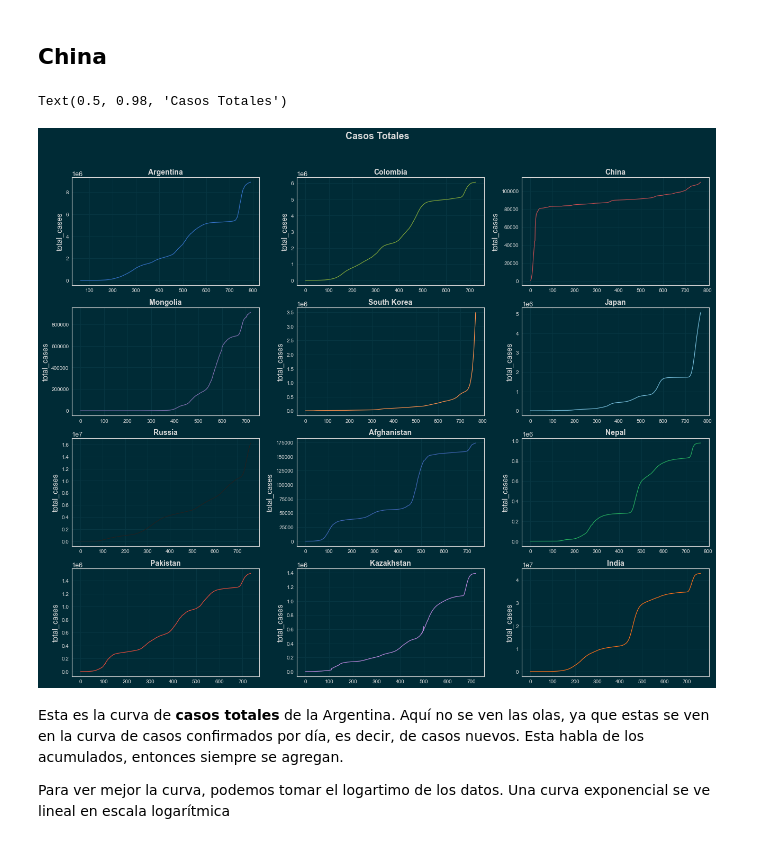
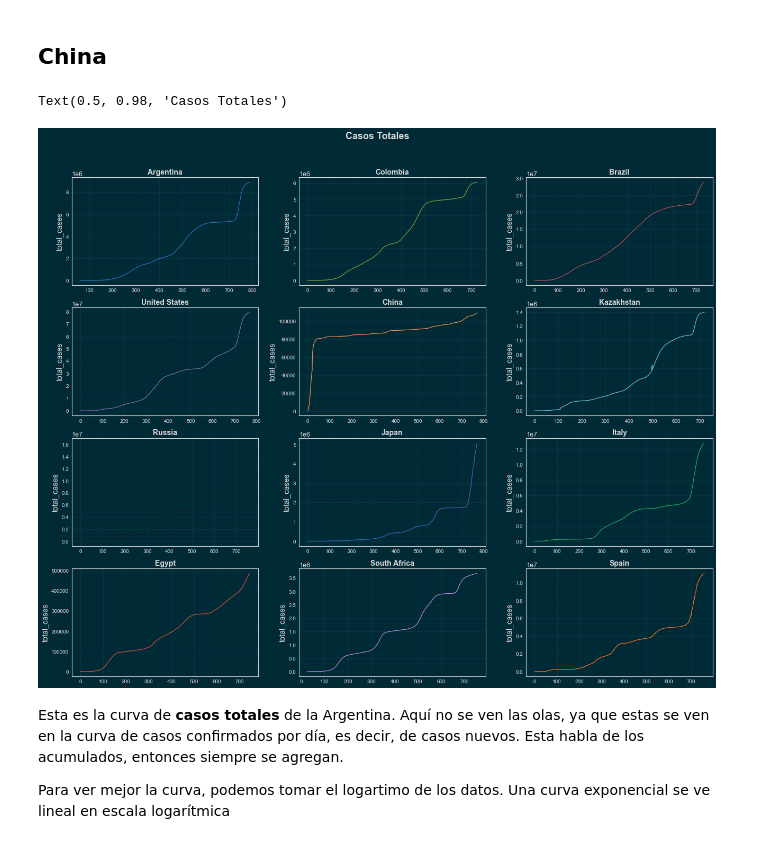
Before and after one commit to Mfsegurag/Informe_Pand-mico, a Jupyter notebook: proyecto_4.ipynb, the cells around one changed output. Cells and saved outputs as stored; diff of their text form; code cells hidden in the pictures.

```diff
--- a/proyecto_4.ipynb
+++ b/proyecto_4.ipynb
@@ -167,37 +167,48 @@ confirmados=datos['total_cases'] #carga vector todos los casos confirmados
 ## China
 # %%
 #seleccionamos China
+#sns.set_theme(style="darkgrid")
+
 fig, axes = plt.subplots(nrows=4, ncols=3, figsize=(18, 15))
 axes = axes.flat
 
-Paises = ['Argentina','Colombia','China',
-          'Mongolia',
-          'South Korea',
-          'Japan','Russia','Afghanistan','Nepal','Pakistan','Kazakhstan','India']
+Paises = ['Argentina','Colombia','Brazil','United States',
+          'China',
+          'Kazakhstan',
+          'Russia',
+          'Japan',
+          'Italy',
+          'Egypt',
+          'South Africa',
+          'Spain'
+          #,'India'
+         ]
 
 for j,p in enumerate(Paises):
     ind_arg=np.where(paises==p)
     ind_arg=ind_arg[0]
     casos_arg=confirmados[ind_arg]
     dias=np.arange(0,len(casos_arg))
     #plt.figure(figsize = (15,8))
     #plt.plot(dias,casos_arg)
     #plt.xlabel('dias')
     #plt.ylabel('cantidad de casos')
     sns.lineplot(x=dias, y=casos_arg,
         color   = (list(plt.rcParams['axes.prop_cycle'])*2)[j]["color"],
-        #line_kws= {'linewidth': 2},
+        #markers=True,
+        #dashes=True,
+        #legend="full",
         alpha   = 1.0, ax = axes[j])
     axes[j].set_title(f'{p}', fontsize = 14, fontweight = "bold")
     axes[j].tick_params(labelsize = 10)
     axes[j].tick_params(labelsize = 10)
     axes[j].set_xlabel("")
 fig.tight_layout()
 plt.subplots_adjust(top = 0.9)
 fig.suptitle('Casos Totales', fontsize = 18, fontweight = "bold")
 # %% [output]
 Text(0.5, 0.98, 'Casos Totales')
-[figure, old version]
+[figure, new version]
 # %% [markdown]
 Esta es la curva de **casos totales** de la Argentina. Aquí no se ven las olas, ya que estas se ven en la curva de casos confirmados por día, es decir, de casos nuevos. Esta habla de los acumulados, entonces siempre se agregan.
 
```
Also changed, not shown: parts of 14 cells of this notebook.
